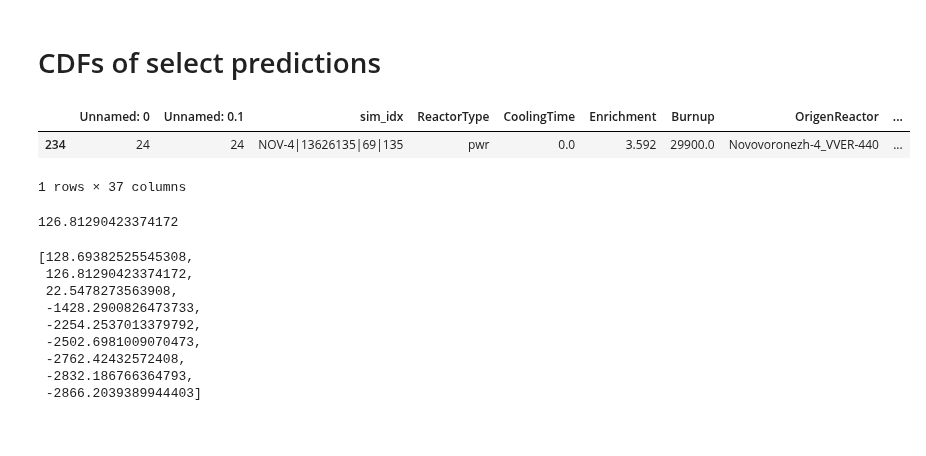
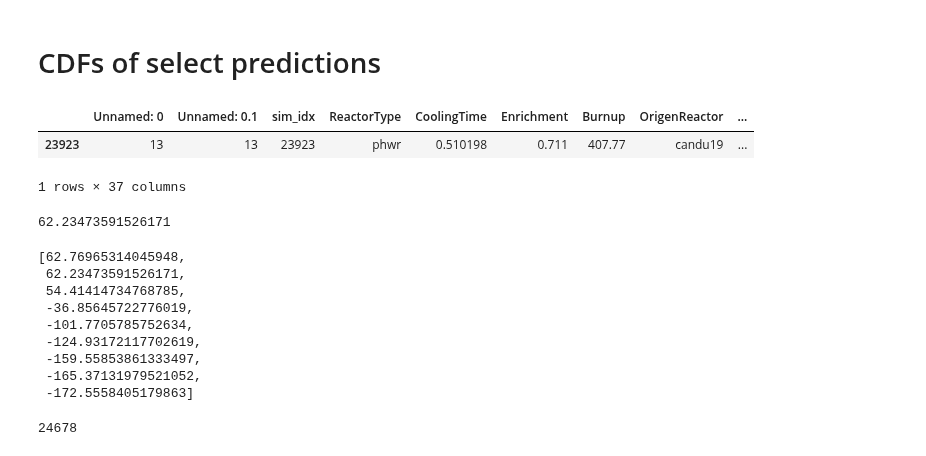
Before and after one commit to opotowsky/like-me-fuel, a Jupyter notebook: jupyter_notebooks/htc_mll_results.ipynb, the cells around one changed output. Drawn from its saved outputs; the diff is of its cells as text; code cells hidden in the pictures.

```diff
--- a/jupyter_notebooks/htc_mll_results.ipynb
+++ b/jupyter_notebooks/htc_mll_results.ipynb
@@ -98,31 +104,35 @@ colors = {'DBrwn' : '#8c510a', 'MBrwn' : '#d8b365', 'LBrwn' : '#f6e8c3',
           'DPurp' : '#762a83', 'MPurp' : '#af8dc3', 'LPurp' : '#e7d4e8'
          }
 # %%
-maxLL = df2['MaxLogLL'].max()#quantile(1, interpolation='higher')
-df2.loc[df2['MaxLogLL'] == maxLL]
+maxLL = df0['MaxLogLL'].max()#quantile(1, interpolation='higher')
+df0.loc[df0['MaxLogLL'] == maxLL]
 # %% [output]
 |  | Unnamed: 0 | Unnamed: 0.1 | sim_idx | ReactorType | CoolingTime | Enrichment | Burnup | OrigenReactor | ... |
-| 234 | 24 | 24 | NOV-4|13626135|69|135 | pwr | 0.0 | 3.592 | 29900.0 | Novovoronezh-4_VVER-440 | ... |
+| 23923 | 13 | 13 | 23923 | phwr | 0.510198 | 0.711 | 407.77 | candu19 | ... |
 1 rows × 37 columns
 # %%
 CDF_percentiles = [0.9998, 0.9988, 0.95, 0.9, 0.5, 0.1, 0.01]
 CDF_names = ['CDF_LogLL_' + str(x) for x in CDF_percentiles]
 # %%
-df0['2ndMaxLogLL'].iloc[23922]
+df0['2ndMaxLogLL'].iloc[23923]
 # %% [output]
-126.81290423374172
+62.23473591526171
 # %%
-idx = 23922
+idx = 23923
 cdf0 = [df0['MaxLogLL'].iloc[idx], df0['2ndMaxLogLL'].iloc[idx]] + [df0[name].iloc[idx] for name in CDF_names]
 cdf0
 # %% [output]
-[128.69382525545308,
- 126.81290423374172,
- 22.5478273563908,
- -1428.2900826473733,
- -2254.2537013379792,
- -2502.6981009070473,
- -2762.42432572408,
- -2832.186766364793,
- -2866.2039389944403]
+[62.76965314045948,
+ 62.23473591526171,
+ 54.41414734768785,
+ -36.85645722776019,
+ -101.7705785752634,
+ -124.93172117702619,
+ -159.55853861333497,
+ -165.37131979521052,
+ -172.5558405179863]
+# %%
+len(df0)
+# %% [output]
+24678
 # %%
```
Also changed, not shown: parts of 6 cells of this notebook, 4 other files.
